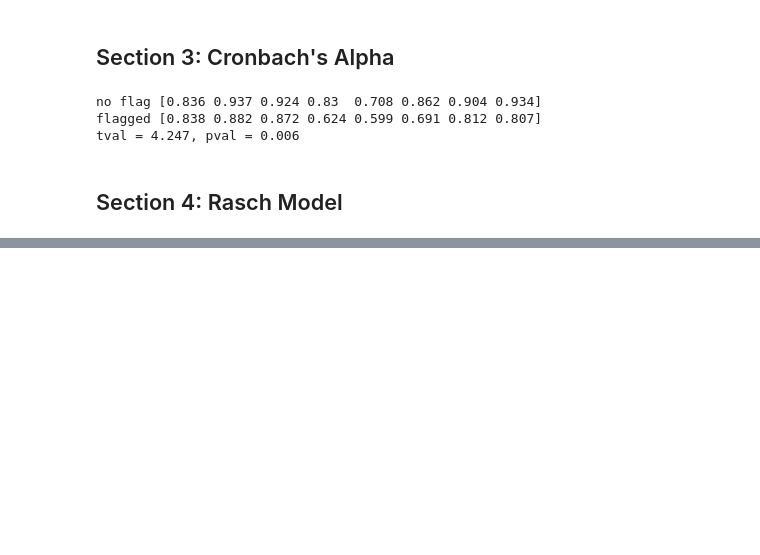
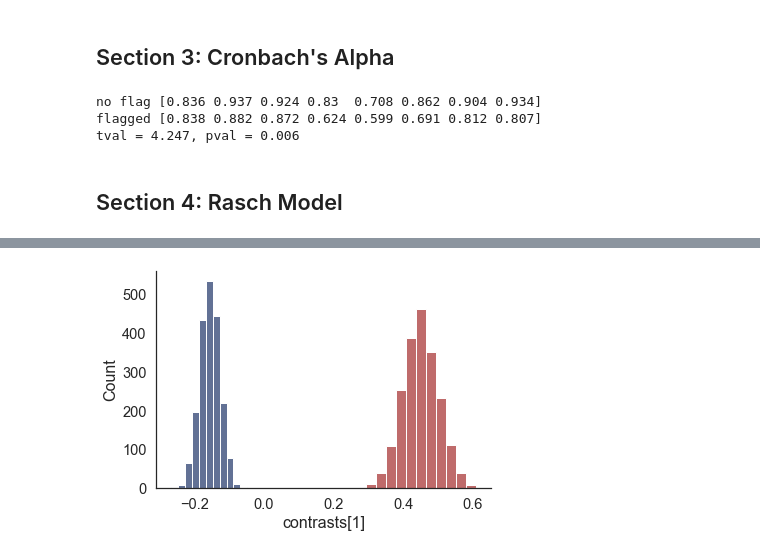
Before and after one commit to nivlab/sciops, a Jupyter notebook: analysis/results_02c.ipynb, the cells around one changed output, grey strips where cells are left out. Drawn from its saved outputs; the diff is of its cells as text; code cells hidden in the pictures; blank space fills up the shorter version.

```diff
--- a/analysis/results_02c.ipynb
+++ b/analysis/results_02c.ipynb
@@ -197,14 +199,3 @@ flagged [0.838 0.882 0.872 0.624 0.599 0.691 0.812 0.807]
 tval = 4.247, pval = 0.006
 # %% [markdown]
 ## Section 4: Rasch Model
-# %%
-import h5py
-from pandas import DataFrame
-
-## Extract behavior.
-with h5py.File(os.path.join('stan_results',f'1pl_logistic_mcmc.hdf5'), 'r') as hdf5:
-    contrasts = hdf5['contrasts'][:]
-    theta = hdf5['theta'][:]
-
-## Convert to DataFrame.
-contrasts = DataFrame(contrasts, columns=['c0','c1','c2'])
@@ -229,0 +245,6 @@ sns.histplot(contrasts.c2)
+# %%
+sns.histplot(contrasts['contrasts[1]'], bins=11, color='#2E4272')
+sns.histplot(contrasts['contrasts[2]'], bins=11, color='#AA3939')
+sns.despine()
+# %% [output]
+[figure, added]
```
Also changed, not shown: parts of 8 cells of this notebook, 4 other files.
